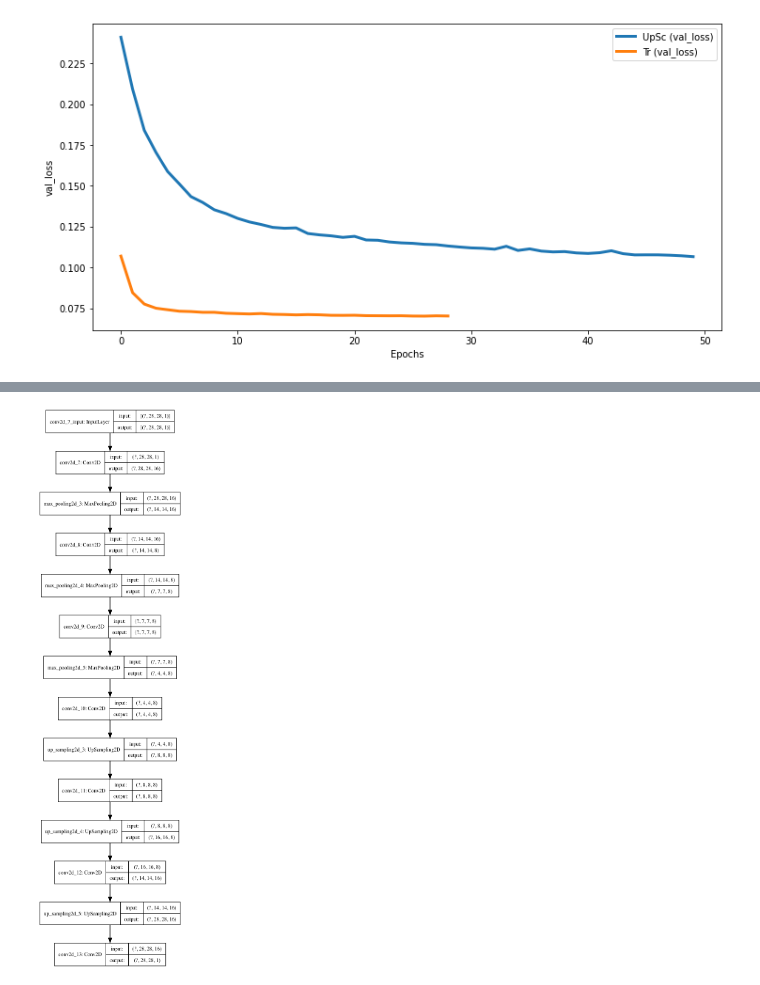
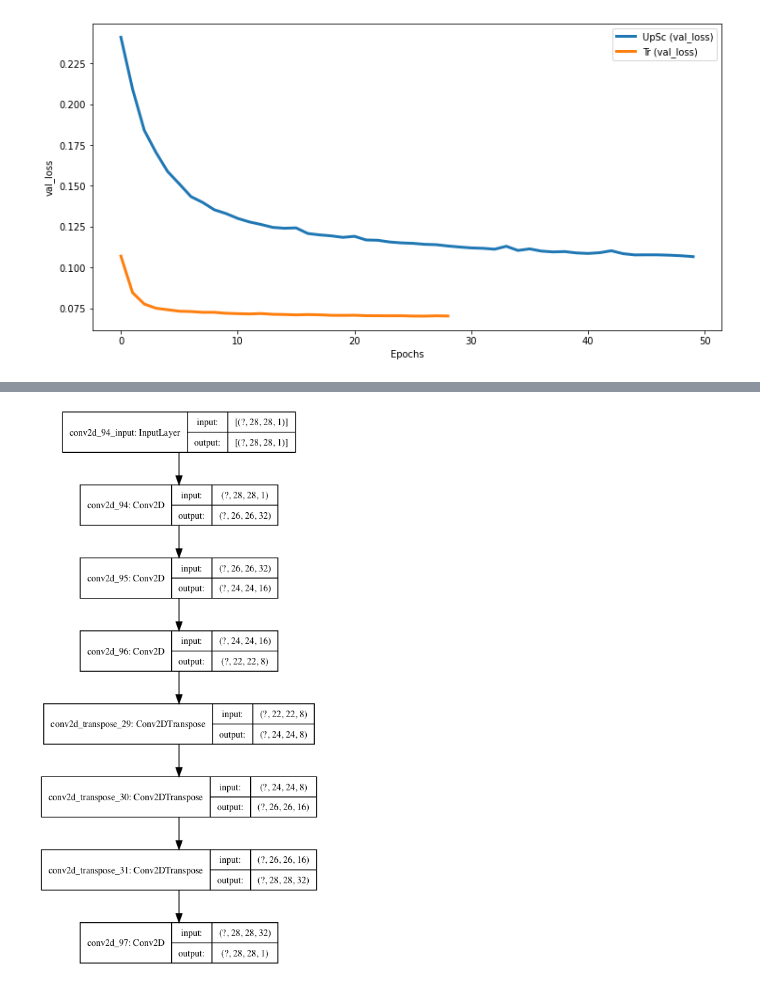
Before and after one commit to Greveley/AutoEncoderImageDenoise, a Jupyter notebook: DataPrep_and_Train.ipynb, the cells around one changed output, grey strips where cells are left out. Saved outputs shown, nothing was run; the diff lists cells and outputs as text; code cells hidden in the pictures.

Commit message:
saving models

```diff
--- a/DataPrep_and_Train.ipynb
+++ b/DataPrep_and_Train.ipynb
@@ -321,4 +309,8 @@ import pydot
+# %%
+img_file = './tmp/model_UpSc.png'
+img_file2 = './tmp/model_Tr.png'
 # %%
-plot_model(model, to_file=dot_img_file, show_shapes=True)
+plot_model(model, to_file=img_file,show_shapes=True)
+plot_model(modelTr, to_file=img_file2,show_shapes=True)
 # %% [output]
-[figure, old version]
+[figure, new version]
```
Also changed, not shown: parts of 5 cells of this notebook, 8 other files.
